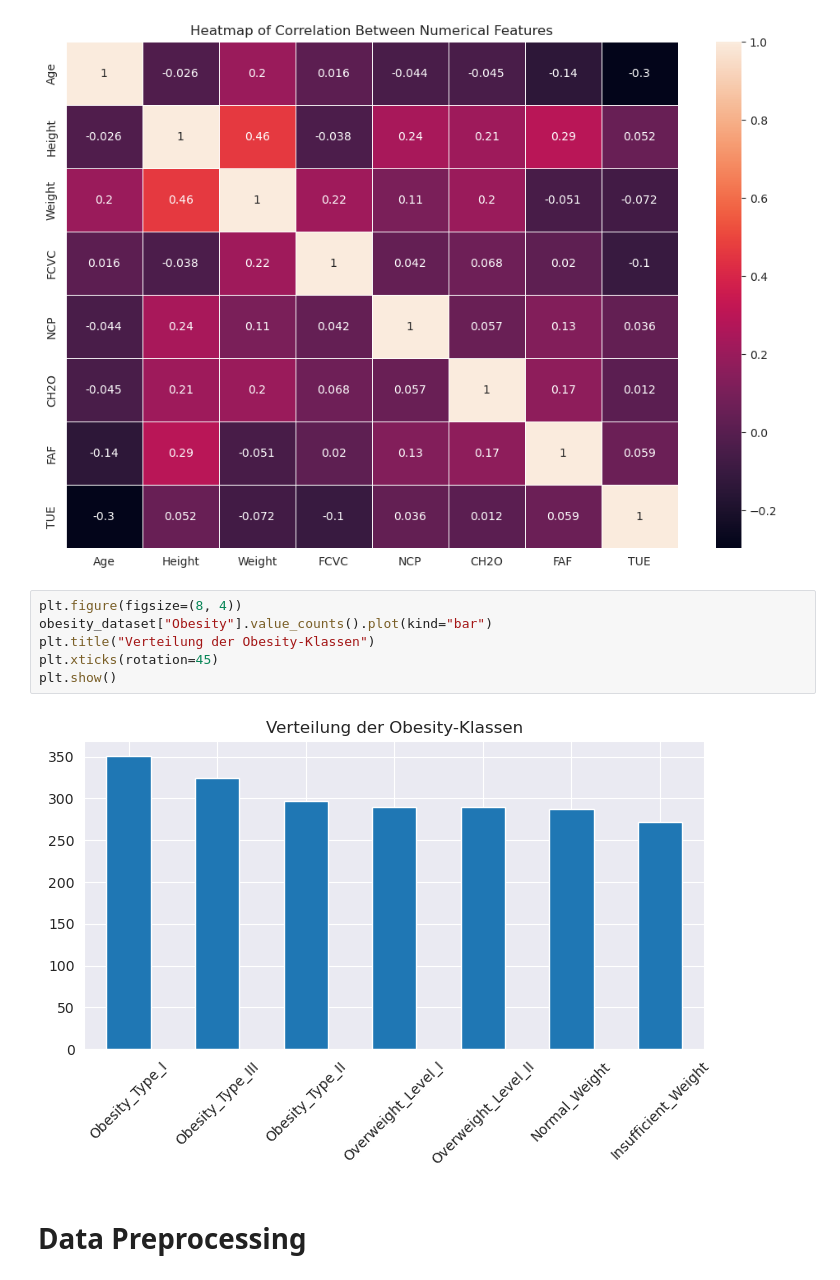
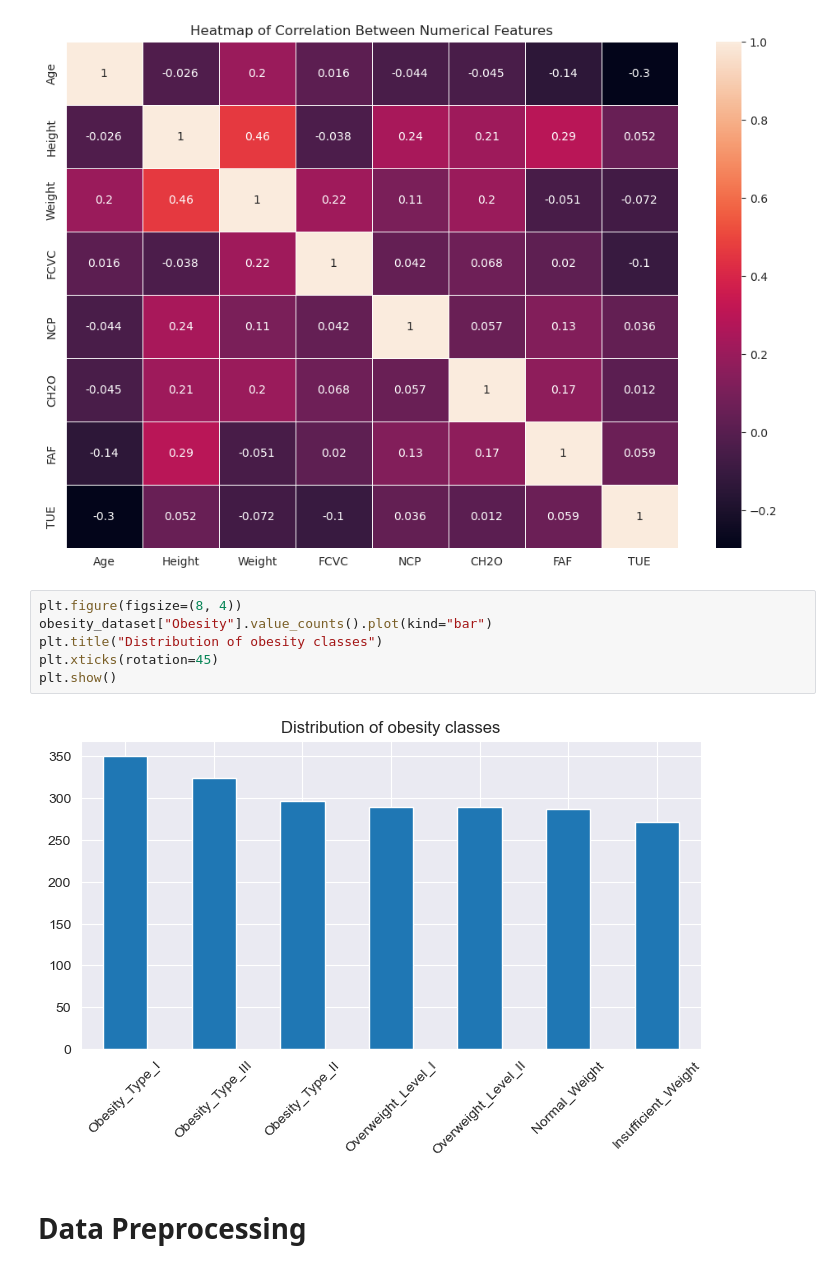
Before and after one commit to Niklas-Wag/Sleep_DSAI, a Jupyter notebook: ObesityPrediction.ipynb, the cells around one changed output. Cells and saved outputs as stored; diff of their text form.

```diff
--- a/ObesityPrediction.ipynb
+++ b/ObesityPrediction.ipynb
@@ -110,11 +109,11 @@ plt.show()
 # %%
 plt.figure(figsize=(8, 4))
 obesity_dataset["Obesity"].value_counts().plot(kind="bar")
-plt.title("Verteilung der Obesity-Klassen")
+plt.title("Distribution of obesity classes")
 plt.xticks(rotation=45)
 plt.show()
 # %% [output]
-[figure, old version]
+[figure, new version]
 # %% [markdown]
 # Data Preprocessing
 # %%
```
Also changed, not shown: parts of 3 cells of this notebook.
